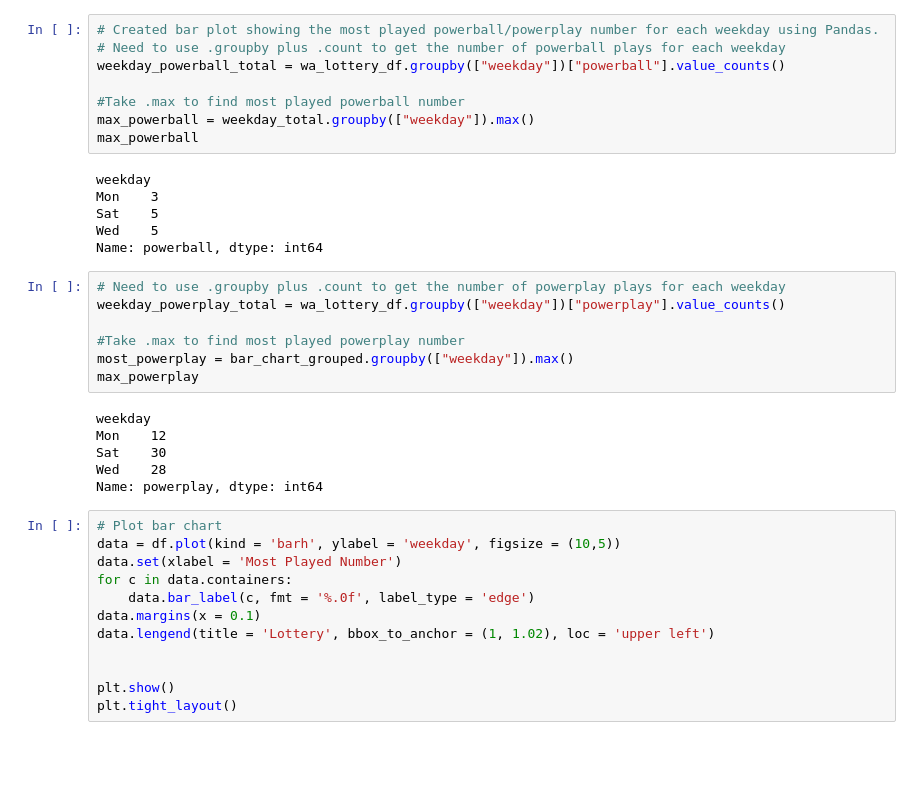
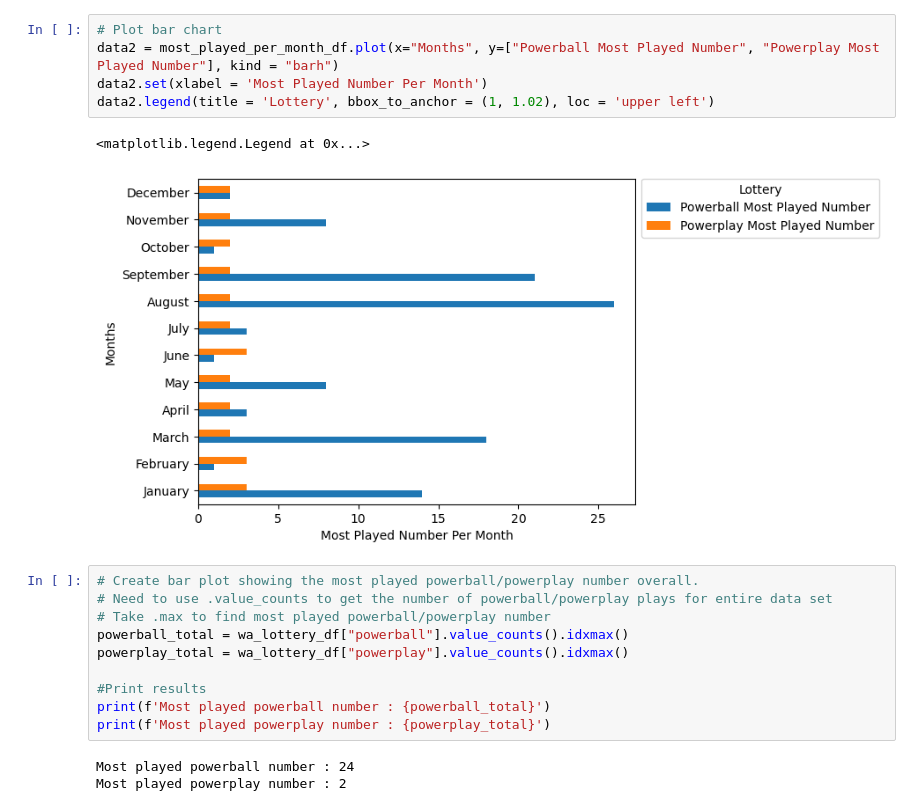
Before and after one commit to JLaydeJ/Project_1, a Jupyter notebook: Project_1_2021.ipynb, the cells around one changed output. Saved outputs shown, nothing was run; the diff lists cells and outputs as text; blank space fills up the shorter version.

```diff
--- a/Project_1_2021.ipynb
+++ b/Project_1_2021.ipynb
@@ -31,39 +131,21 @@ wa_lottery_df
+# %%
+# Plot bar chart
+data2 = most_played_per_month_df.plot(x="Months", y=["Powerball Most Played Number", "Powerplay Most Played Number"], kind = "barh")
+data2.set(xlabel = 'Most Played Number Per Month')
+data2.legend(title = 'Lottery', bbox_to_anchor = (1, 1.02), loc = 'upper left')
+# %% [output]
+<matplotlib.legend.Legend at 0x...>
+[figure, added]
 # %%
-# Created bar plot showing the most played powerball/powerplay number for each weekday using Pandas.
-# Need to use .groupby plus .count to get the number of powerball plays for each weekday
-weekday_powerball_total = wa_lottery_df.groupby(["weekday"])["powerball"].value_counts()
+# Create bar plot showing the most played powerball/powerplay number overall.
+# Need to use .value_counts to get the number of powerball/powerplay plays for entire data set
+# Take .max to find most played powerball/powerplay number
+powerball_total = wa_lottery_df["powerball"].value_counts().idxmax()
+powerplay_total = wa_lottery_df["powerplay"].value_counts().idxmax()
 
-#Take .max to find most played powerball number
-max_powerball = weekday_total.groupby(["weekday"]).max()
-max_powerball
+#Print results
+print(f'Most played powerball number : {powerball_total}')
+print(f'Most played powerplay number : {powerplay_total}')
 # %% [output]
-weekday
-Mon    3
-Sat    5
-Wed    5
-Name: powerball, dtype: int64
+Most played powerball number : 24
+Most played powerplay number : 2
-# %%
-# Need to use .groupby plus .count to get the number of powerplay plays for each weekday
-weekday_powerplay_total = wa_lottery_df.groupby(["weekday"])["powerplay"].value_counts()
-
-#Take .max to find most played powerplay number
-most_powerplay = bar_chart_grouped.groupby(["weekday"]).max()
-max_powerplay
-# %% [output]
-weekday
-Mon    12
-Sat    30
-Wed    28
-Name: powerplay, dtype: int64
-# %%
-# Plot bar chart
-data = df.plot(kind = 'barh', ylabel = 'weekday', figsize = (10,5))
-data.set(xlabel = 'Most Played Number')
-for c in data.containers:
-    data.bar_label(c, fmt = '%.0f', label_type = 'edge')
-data.margins(x = 0.1)
-data.lengend(title = 'Lottery', bbox_to_anchor = (1, 1.02), loc = 'upper left')
-
-
-plt.show()
-plt.tight_layout()
```
Also changed, not shown: parts of 7 cells of this notebook, 1 other file.
